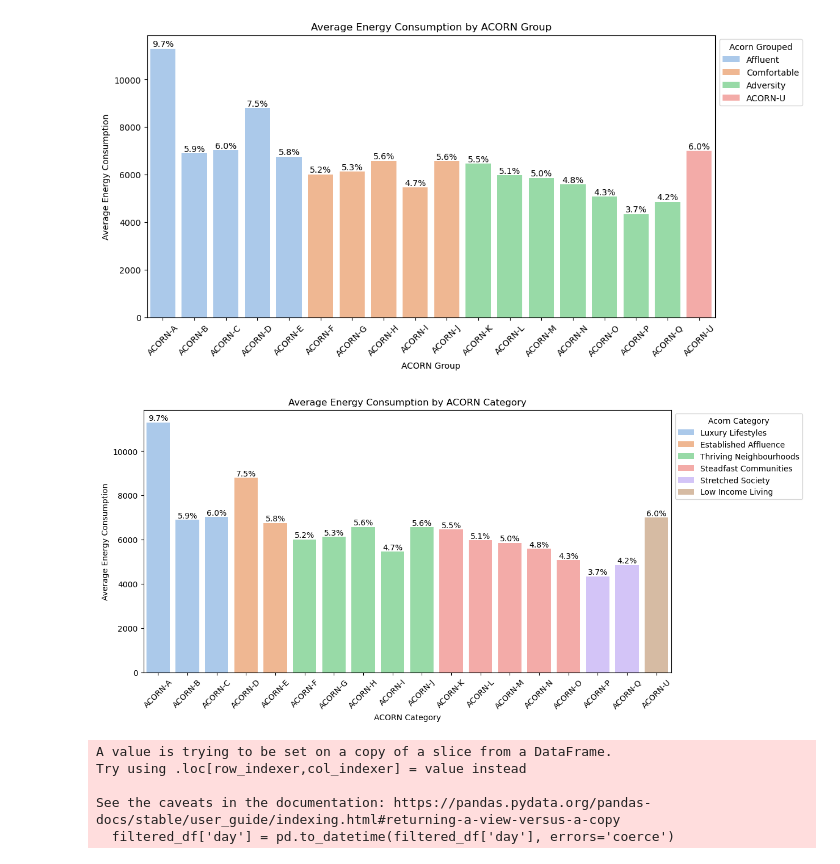
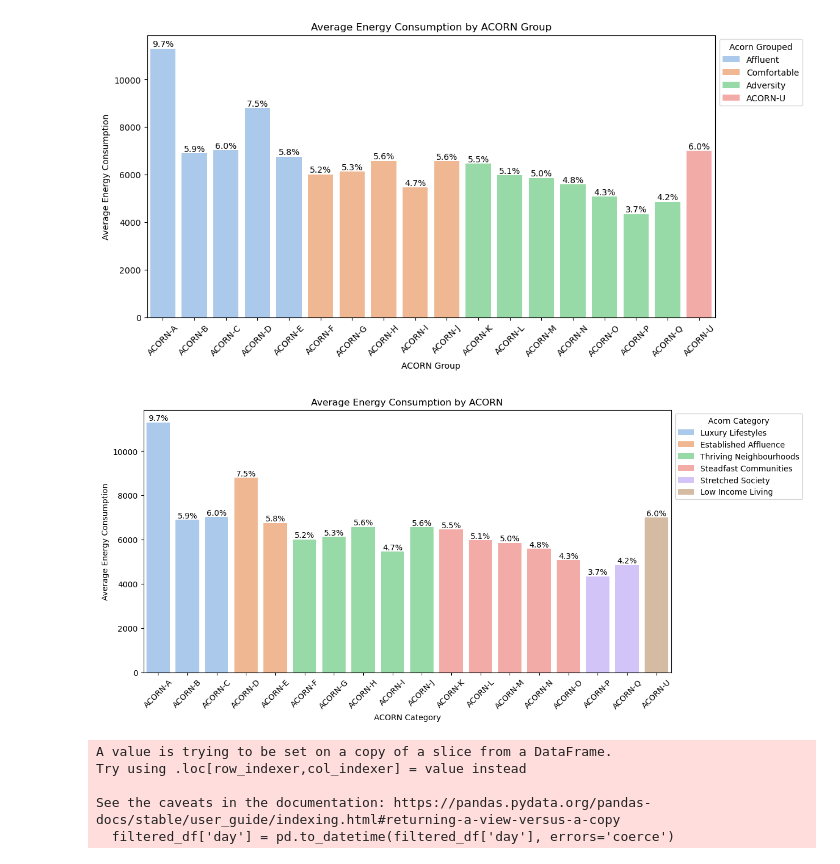
Before and after one commit to shanniekwok/IS459-G1T7, a Jupyter notebook: 2.1 Internal Factors Analysis.ipynb, the cells around one changed output. Cells and saved outputs as stored; diff of their text form; code cells hidden in the pictures.

```diff
--- a/2.1 Internal Factors Analysis.ipynb
+++ b/2.1 Internal Factors Analysis.ipynb
@@ -643,26 +643,26 @@ plt.show()
 # %%
 plt.figure(figsize=(12, 6))
 ax = sns.barplot(x="Acorn", y="Average_Energy", data=processed_df1, palette="pastel", hue="Acorn Category", dodge=False)
 
 # Calculate the total sum of the "Average_Energy" values
 total_energy = processed_df1["Average_Energy"].sum()
 
 # Add percentage labels on top of each bar
 for p in ax.patches:
     height = p.get_height()
     if height > 0:  # Only add labels for bars with non-zero height
         percentage = (height / total_energy) * 100
         ax.text(p.get_x() + p.get_width() / 2, height, f'{percentage:.1f}%',
                 ha='center', va='bottom', fontsize=10)
 
 plt.xlabel("ACORN Category")
 plt.ylabel("Average Energy Consumption")
-plt.title("Average Energy Consumption by ACORN Category")
+plt.title("Average Energy Consumption by ACORN")
 plt.xticks(rotation=45)
 plt.legend(title="Acorn Category", bbox_to_anchor=(1, 1), loc='upper left')
 plt.show()
 # %% [output]
-[figure, old version]
+[figure, new version]
 # %%
 # Ensure 'day' is a datetime object
 filtered_df['day'] = pd.to_datetime(filtered_df['day'], errors='coerce')
```
Also changed, not shown: parts of 2 cells of this notebook.
